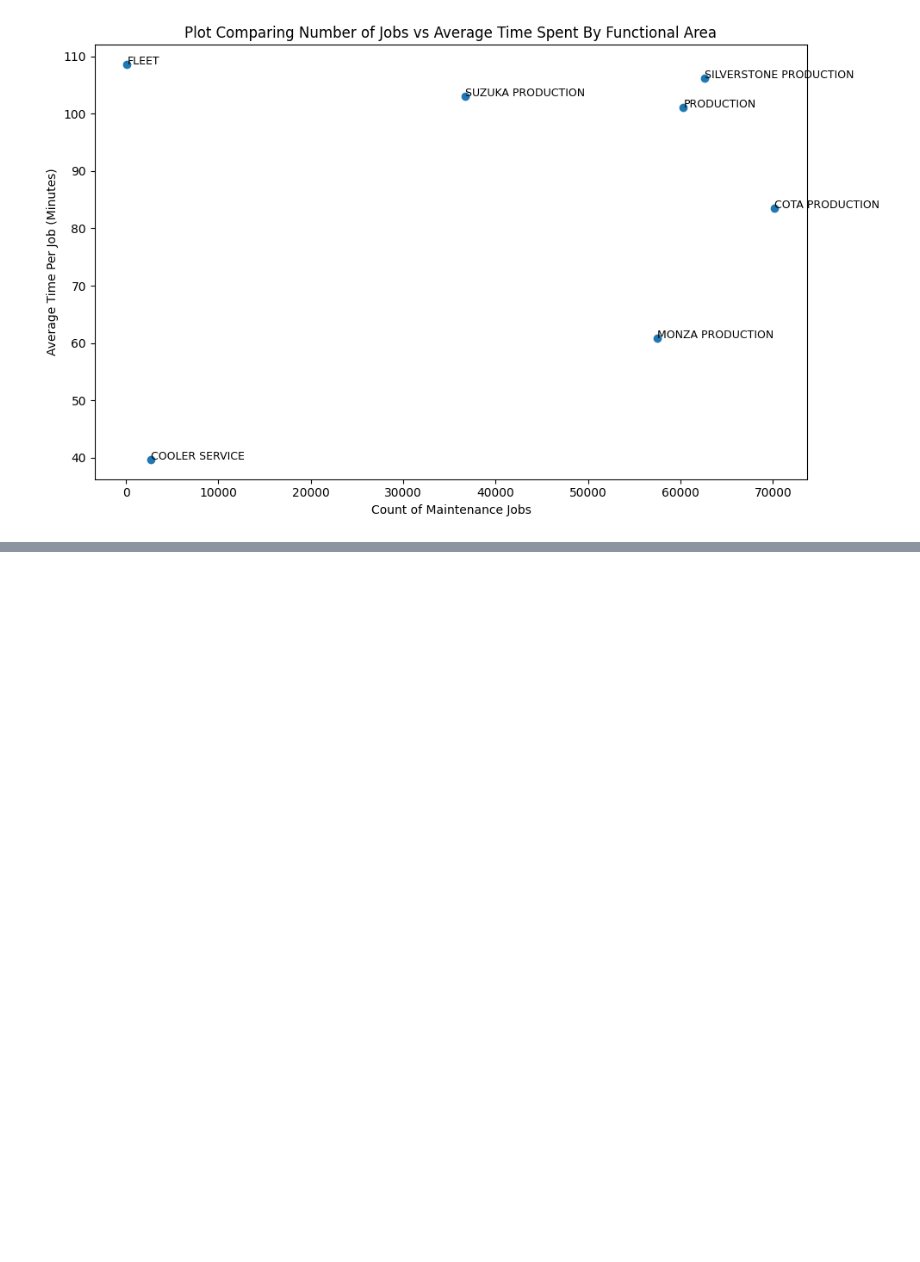
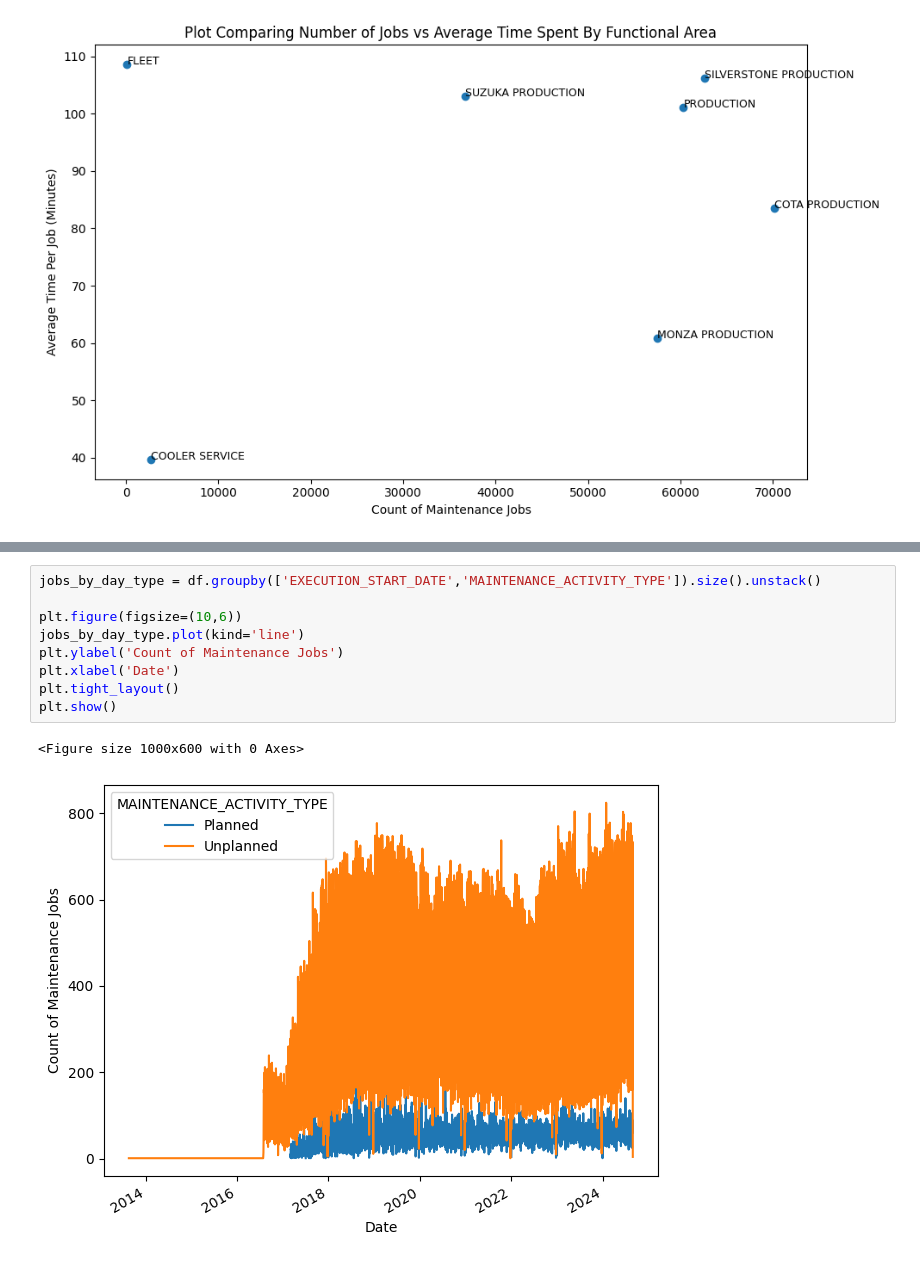
Before and after one commit to griffin-brown-95/GLB-Capstone-2, a Jupyter notebook: eda.ipynb, the cells around one changed output, grey strips where cells are left out. Saved outputs shown, nothing was run; the diff lists cells and outputs as text; blank space fills up the shorter version.

```diff
--- a/eda.ipynb
+++ b/eda.ipynb
@@ -209,0 +284,12 @@ plt.show()
+# %%
+jobs_by_day_type = df.groupby(['EXECUTION_START_DATE','MAINTENANCE_ACTIVITY_TYPE']).size().unstack()
+
+plt.figure(figsize=(10,6))
+jobs_by_day_type.plot(kind='line')
+plt.ylabel('Count of Maintenance Jobs')
+plt.xlabel('Date')
+plt.tight_layout()
+plt.show()
+# %% [output]
+<Figure size 1000x600 with 0 Axes>
+[figure, added]
```
Also changed, not shown: parts of 7 cells of this notebook, 2 other files.
